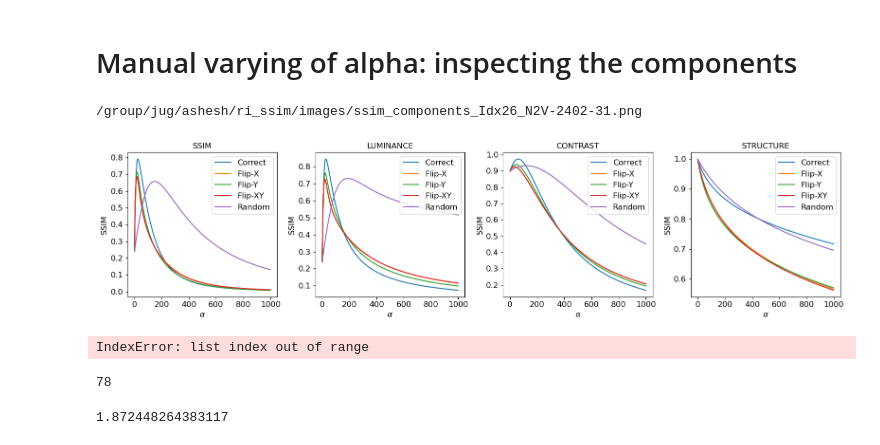
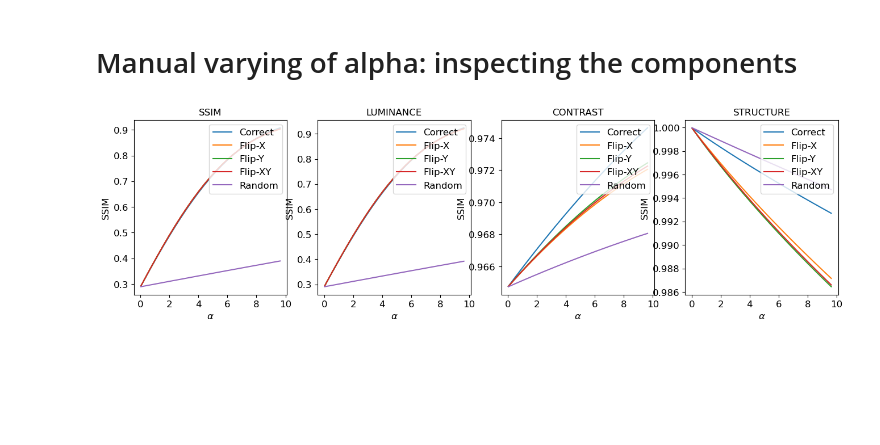
Before and after one commit to juglab/MicroSSIM, a Jupyter notebook: notebooks/Evaluate.ipynb, the cells around one changed output. Saved outputs shown, nothing was run; the diff lists cells and outputs as text; code cells hidden in the pictures; blank space fills up the shorter version.

```diff
--- a/notebooks/Evaluate.ipynb
+++ b/notebooks/Evaluate.ipynb
@@ -204,8 +336,2 @@ if save_to_file:
 # %% [markdown]
 ### Inspecting background on differently intense pixels
-# %%
-q_list = [0.01, 0.1, 0.9, 0.95,0.99, 0.995]
-for q_ in q_list:
-    q_val = np.quantile(gt[idx], q_)
-    mask = gt[idx] > q_val
-    print(q_, dicts[True]['contrast'][mask].mean(), dicts[False]['contrast'][mask].mean())
@@ -230,0 +338,25 @@ plt.imshow(gt_tmp > 1000)
+# %%
+q_list = [0.01, 0.1, 0.5, 0.9,0.95]
+imgsz = 2
+_,ax = plt.subplots(figsize=(imgsz * len(q_list), imgsz), ncols=len(q_list))
+padx = pady = None
+for ax_idx, q_ in enumerate(q_list):
+    q_val = np.quantile(gt[idx], q_)
+    mask = gt[idx] > q_val
+    ax[ax_idx].imshow(mask)
+    if padx is None:
+        padx, pady = (np.array(mask.shape) - np.array(dicts[True][0]['SSIM'].shape) )//2
+
+    mask = mask[pady:-pady,padx:-padx]
+
+    ssim_true = 0
+    ssim_false = 0
+    for idx in range(len(dicts[True])):
+        ssim_true += dicts[True][idx]['SSIM'][mask].mean()
+        ssim_false += dicts[False][idx]['SSIM'][mask].mean()
+
+    ssim_true /= len(dicts[True])
+    ssim_false /= len(dicts[False])
+    print(q_,q_val, ssim_true, ssim_false)
+
+clean_ax(ax)
@@ -276,13 +415,13 @@ from ri_ssim.ri_ssim import _ssim_from_params, structural_similarity_dict
 from tqdm import tqdm
 import numpy as np
 from collections import defaultdict
-save_to_file = True
+save_to_file = False and not debug_mode
 
 ssim_components = defaultdict(list)
 idx_list = []
 alpha_list = np.concatenate([np.arange(0,300,1)])
-
-for idx in np.random.choice(len(gt), size=30, replace=False):
+num_idx = 30
+for idx in np.random.choice(len(gt), size=num_idx, replace=False):
     idx_list.append(idx)
     gt_cur = gt[idx] - gt[idx].min()
     pred_cur = pred[idx] - pred[idx].min()
@@ -350,7 +489,8 @@ random_pred = np.random.rand(*gt_cur.shape)
 random_pred = random_pred - random_pred.min()
 
 pred_list = [pred_cur, pred_cur[::-1], pred_cur[:,::-1], pred_cur[::-1,::-1], random_pred]
-alpha_list = np.concatenate([np.arange(0,20,0.03),np.arange(20,100,0.1), np.arange(100,300,1), np.arange(300,1000,3)])
+# alpha_list = np.concatenate([np.arange(0.03,20,0.03),np.arange(20,100,0.1), np.arange(100,300,1), np.arange(300,1000,3)])
+alpha_list = np.concatenate([np.arange(0.03,10,0.4)])
 ssim_components = defaultdict(list)
 
 for pred_tmp in pred_list:
@@ -387,38 +527,24 @@ for pred_tmp in pred_list:
 # %%
 import pandas as pd
 import os
-save_to_file = False
+save_to_file = False and not debug_mode
 
 _,ax = plt.subplots(figsize=(16,4),ncols=4)
 for i, key in enumerate(['ssim','luminance','contrast','structure']):
     df = pd.DataFrame(np.stack(ssim_components[key]).T, columns = ['Correct', 'Flip-X', 'Flip-Y', 'Flip-XY', 'Random'], index =alpha_list)
     df.plot(fontsize=12, ax=ax[i]).legend(loc='upper right', fontsize=12)
     ax[i].set_title(key.upper(), fontsize=12)
 
 for i in range(4):
     ax[i].set_xlabel('$\\alpha$', fontsize=12)
     ax[i].set_ylabel('SSIM', fontsize=12)
 
 if save_to_file:
     postfix= os.path.basename(gt_path).replace('gt-','').replace('.tif','.png')
     fname = f'ssim_components_Idx{idx}_{postfix}'
     fpath = os.path.join('/group/jug/ashesh/ri_ssim/images', fname)
     print(fpath)
     plt.tight_layout()
     plt.savefig(fpath, dpi=200)
 # %% [output]
-/group/jug/ashesh/ri_ssim/images/ssim_components_Idx26_N2V-2402-31.png
-[figure, old version]
+[figure, new version]
-# %%
-np.argmax(ssim_components['SSIM'][0])
-# %% [output]
-IndexError: list index out of range
-# %%
-idx = np.argmax(ssim_components['contrast'][0])
-alpha_list[idx]
-# %% [output]
-78
-# %%
-dicts[False]['alpha']
-# %% [output]
-1.872448264383117
```
Also changed, not shown: parts of 33 cells of this notebook.
